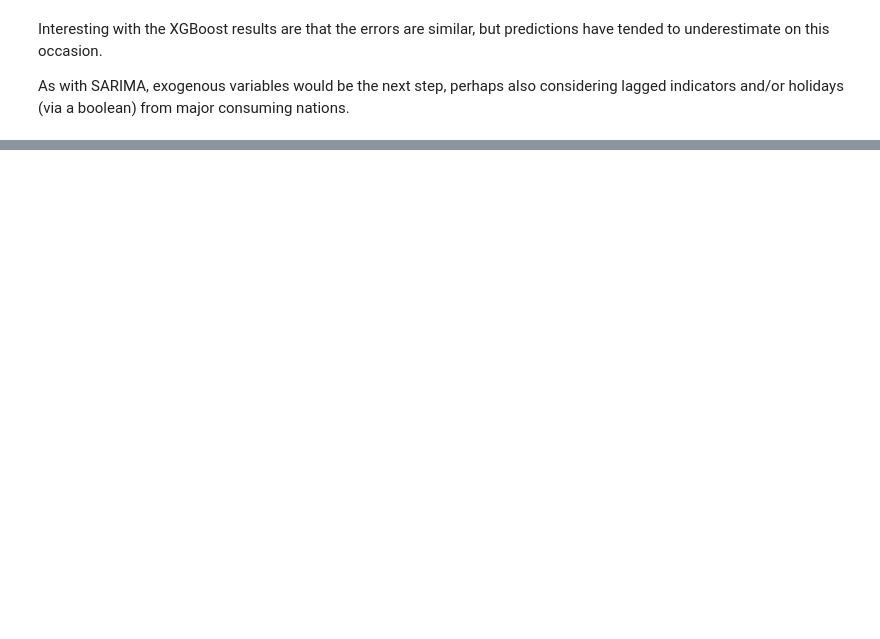
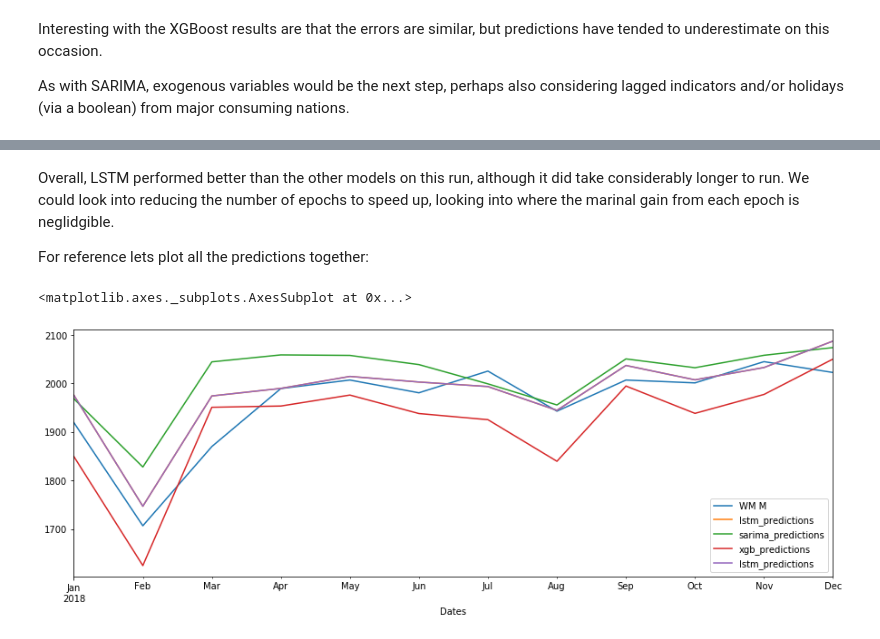
Before and after one commit to rfow/notebooks, a Jupyter notebook: Demand Forecast.ipynb, the cells around one changed output, grey strips where cells are left out. Cells and saved outputs as stored; diff of their text form; code cells hidden in the pictures; blank space fills up the shorter version.

```diff
--- a/Demand Forecast.ipynb
+++ b/Demand Forecast.ipynb
@@ -210,0 +265,13 @@ As with SARIMA, exogenous variables would be the next step, perhaps also conside
+# %% [markdown]
+Overall, LSTM performed better than the other models on this run, although it did take considerably longer to run. We could look into reducing the number of epochs to speed up, looking into where the marinal gain from each epoch is neglidgible.
+
+For reference lets plot all the predictions together:
+# %%
+global_demand['WM M']['20180101':].plot(legend=True, figsize=(15,5))
+lstm_pred.plot(legend=True)
+sarima_pred.plot(legend=True)
+xgb_pred.plot(legend=True)
+lstm_pred.plot(legend=True)
+# %% [output]
+<matplotlib.axes._subplots.AxesSubplot at 0x...>
+[figure, added]
```
Also changed, not shown: parts of 20 cells of this notebook.
